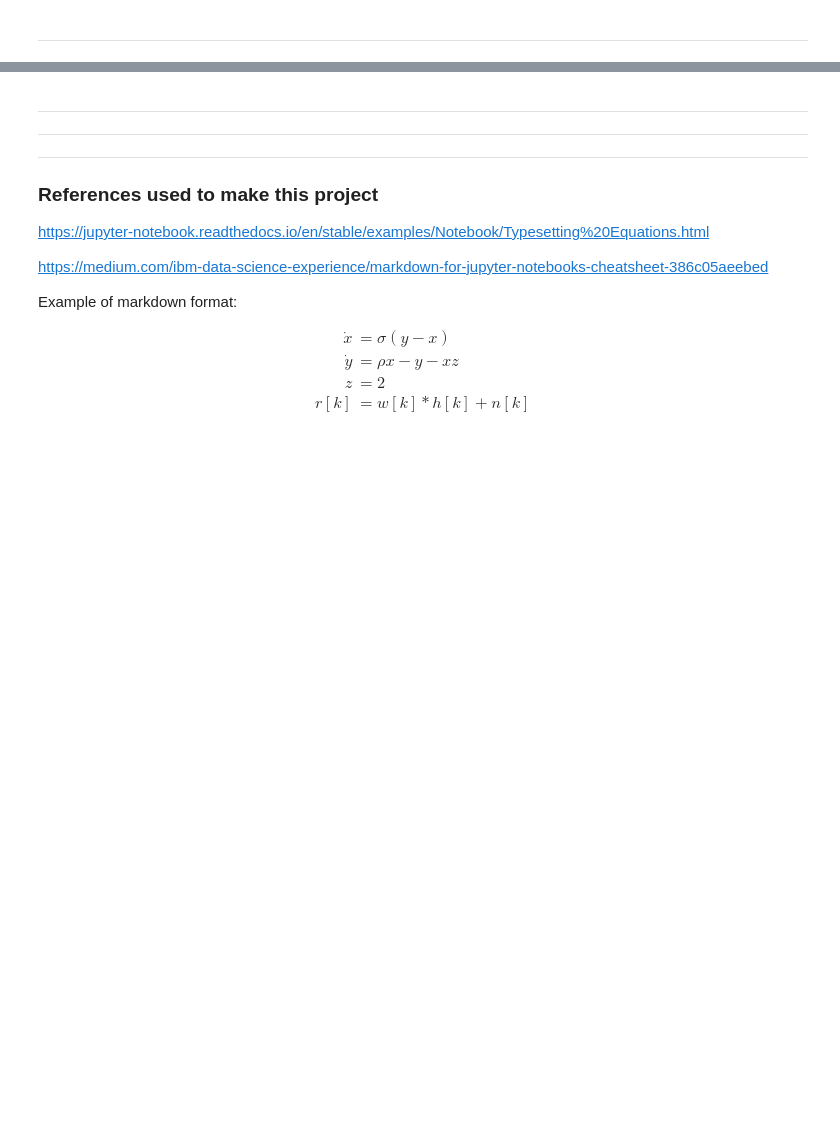
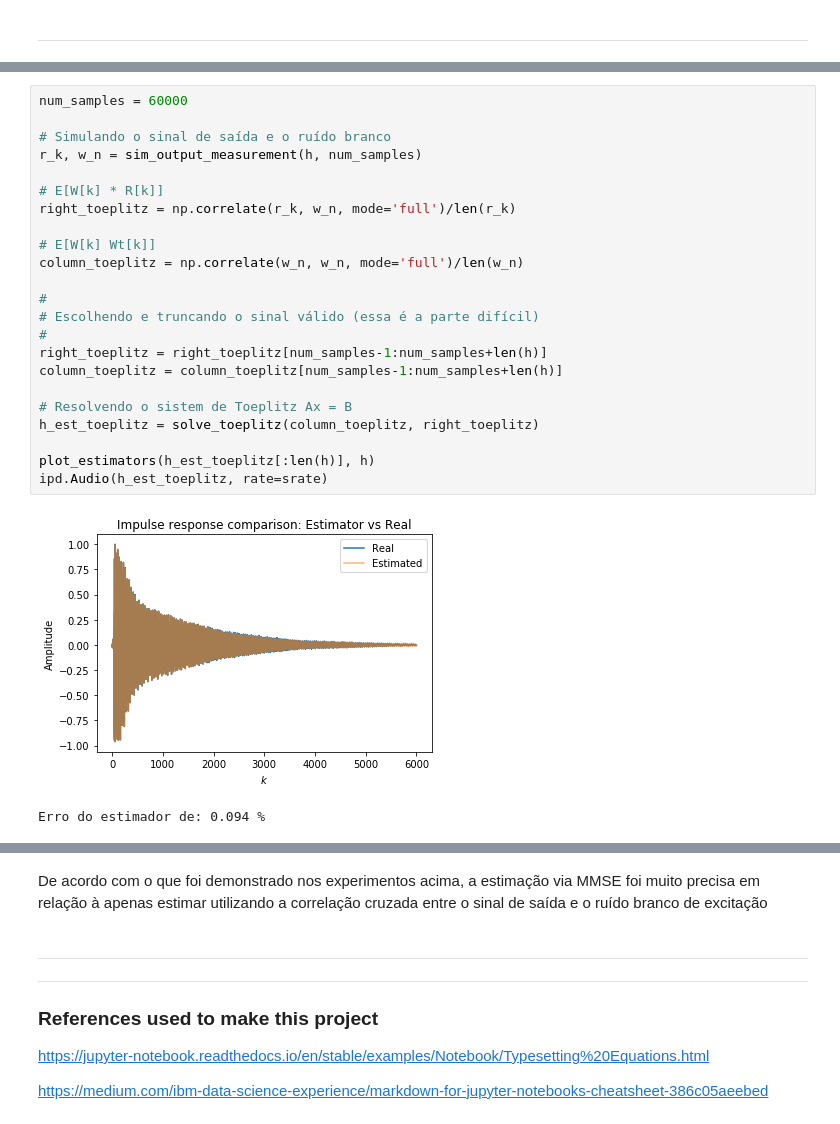
Before and after one commit to tallesviana/Stochastic_processes, a Jupyter notebook: Proj#2/Project#2 - Estimators.ipynb, the cells around one changed output, grey strips where cells are left out. Cells and saved outputs as stored; diff of their text form; blank space fills up the shorter version.

```diff
--- a/Proj#2/Project#2 - Estimators.ipynb
+++ b/Proj#2/Project#2 - Estimators.ipynb
@@ -176,0 +274,26 @@ Erro do estimador de: 2.089858733297311 %
+# %%
+num_samples = 60000
+
+# Simulando o sinal de saída e o ruído branco
+r_k, w_n = sim_output_measurement(h, num_samples)
+
+# E[W[k] * R[k]]
+right_toeplitz = np.correlate(r_k, w_n, mode='full')/len(r_k)
+
+# E[W[k] Wt[k]]
+column_toeplitz = np.correlate(w_n, w_n, mode='full')/len(w_n)
+
+#
+# Escolhendo e truncando o sinal válido (essa é a parte difícil)
+#
+right_toeplitz = right_toeplitz[num_samples-1:num_samples+len(h)]
+column_toeplitz = column_toeplitz[num_samples-1:num_samples+len(h)]
+
+# Resolvendo o sistem de Toeplitz Ax = B
+h_est_toeplitz = solve_toeplitz(column_toeplitz, right_toeplitz)
+
+plot_estimators(h_est_toeplitz[:len(h)], h)
+ipd.Audio(h_est_toeplitz, rate=srate)
+# %% [output]
+[figure, added]
+Erro do estimador de: 0.094 %
@@ -177,5 +301,6 @@ Erro do estimador de: 2.089858733297311 %
+# %% [markdown]
+De acordo com o que foi demonstrado nos experimentos acima, a estimação via MMSE foi muito precisa em relação à apenas estimar utilizando a correlação cruzada entre o sinal de saída e o ruído branco de excitação
 # %% [markdown]
----
 ---
 ---
 
@@ -184,12 +309,3 @@ Erro do estimador de: 2.089858733297311 %
 https://jupyter-notebook.readthedocs.io/en/stable/examples/Notebook/Typesetting%20Equations.html
 
 https://medium.com/ibm-data-science-experience/markdown-for-jupyter-notebooks-cheatsheet-386c05aeebed
-
-Example of markdown format:
-
-\begin{align}
-\dot{x} & = \sigma(y-x) \\
-\dot{y} & = \rho x - y - xz \\
-z & = 2 \\
-r[k] & = w[k] * h[k] + n[k]
-\end{align}
```
Also changed, not shown: parts of 21 cells of this notebook.
